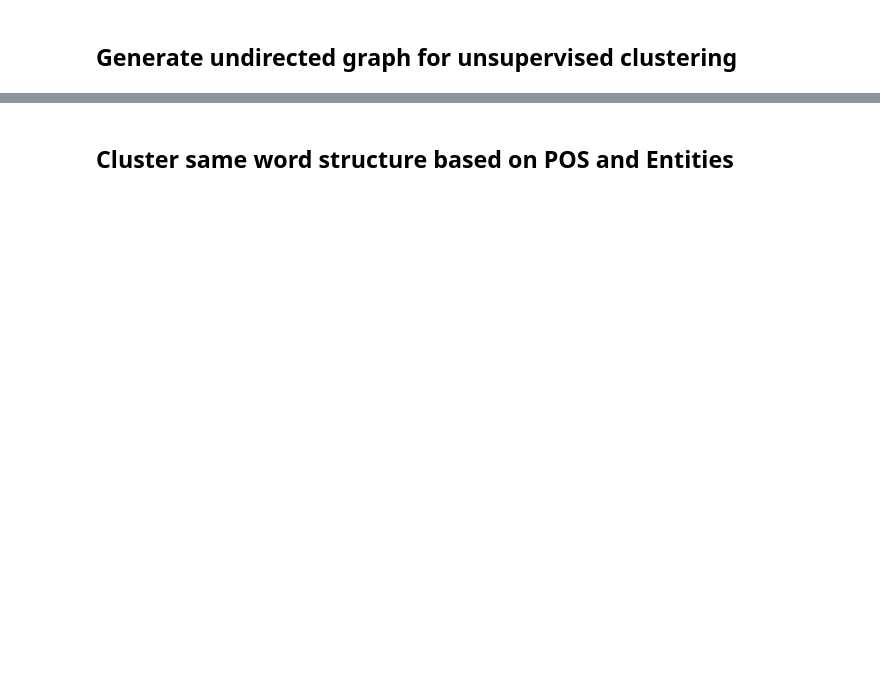
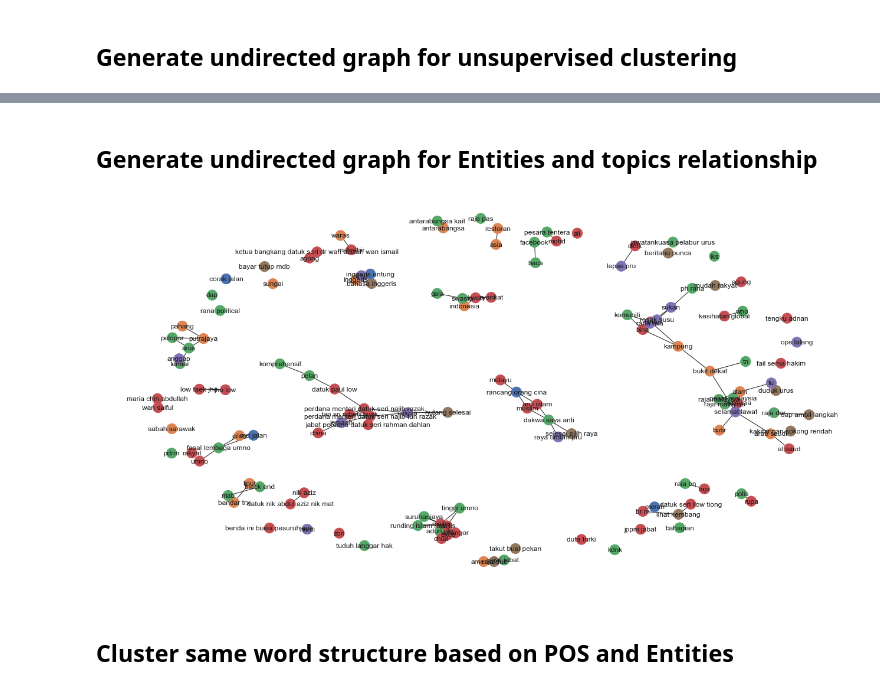
Before and after one commit to mesolitica/malaya, a Jupyter notebook: example/clustering/load-clustering.ipynb, the cells around one changed output, grey strips where cells are left out. Cells and saved outputs as stored; diff of their text form; code cells hidden in the pictures; blank space fills up the shorter version.

Commit message:
added new clustering visualization and elmo-256

```diff
--- a/example/clustering/load-clustering.ipynb
+++ b/example/clustering/load-clustering.ipynb
@@ -33,3 +33,14 @@ result_scatter = malaya.cluster.cluster_graph(corpus,vectorizer='tfidf')
+# %% [markdown]
+## Generate undirected graph for Entities and topics relationship
+# %%
+entity_model = malaya.entity.deep_model('luong')
+topic_model = malaya.topic_model.lda
+result_linking = malaya.cluster.cluster_entity_linking(corpus,
+                                                       entity_model,
+                                                       topic_model,
+                                                       vectorizer='tfidf')
+# %% [output]
+[figure, added]
 # %% [markdown]
 ## Cluster same word structure based on POS and Entities
 # %%
```
Also changed, not shown: parts of 8 cells of this notebook, 17 other files.
